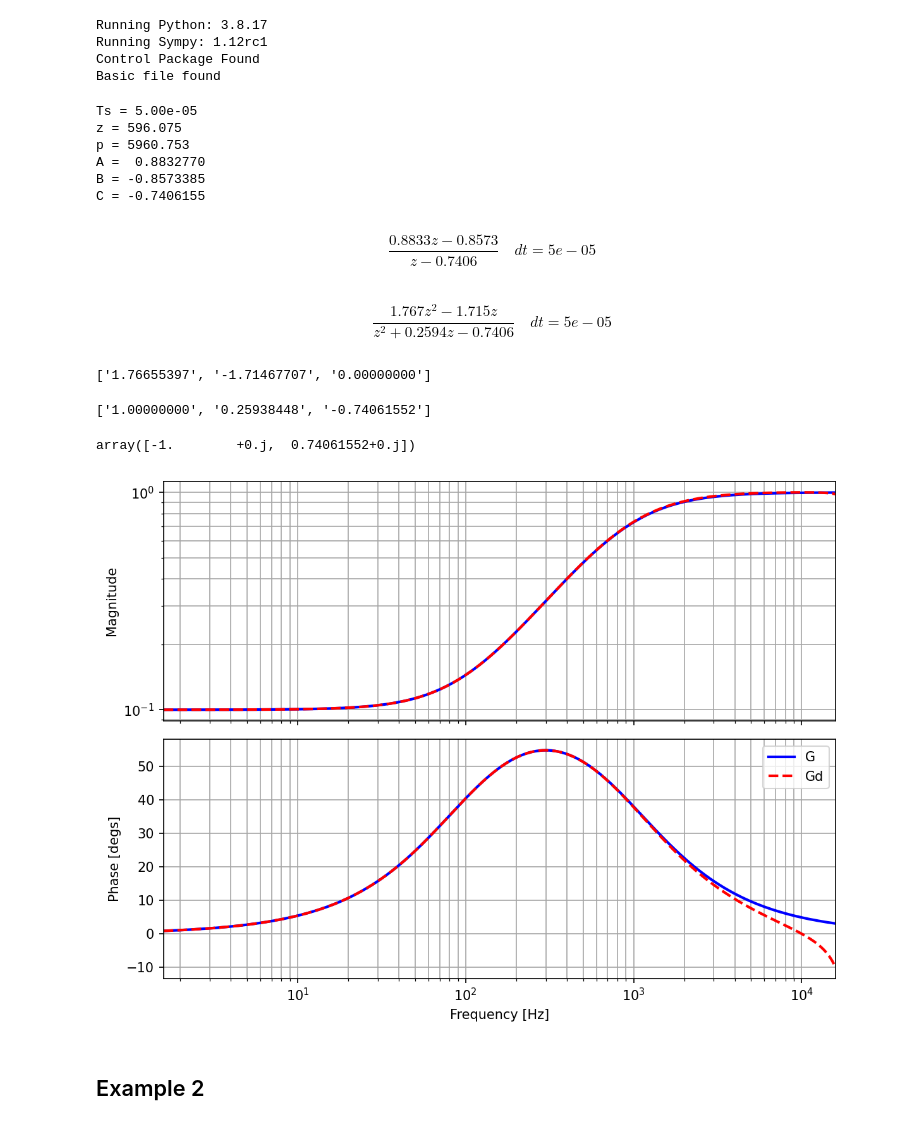
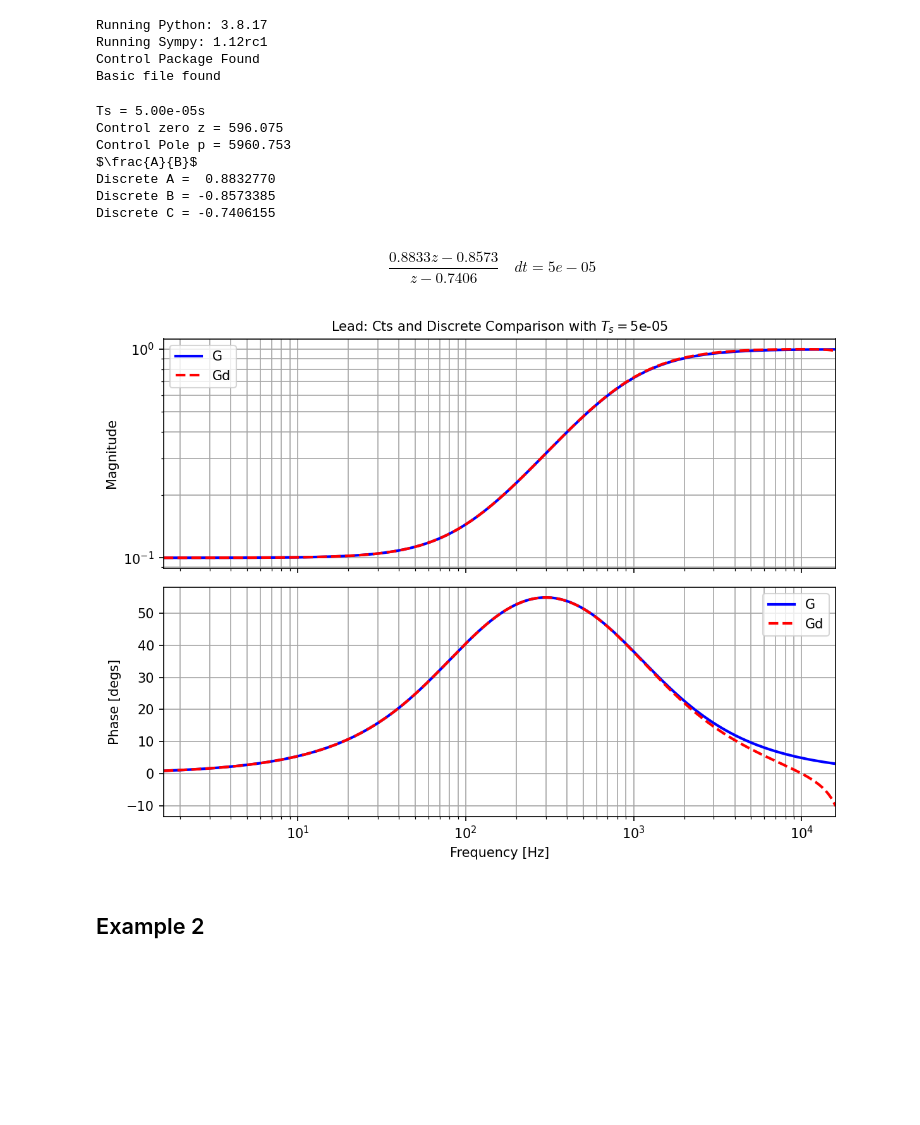
Before and after one commit to mit-acl/16_06_Class, a Jupyter notebook: 16_06_T14_Discrete.ipynb, the cells around one changed output. Cells and saved outputs as stored; diff of their text form; code cells hidden in the pictures; blank space fills up the shorter version.

```diff
--- a/16_06_T14_Discrete.ipynb
+++ b/16_06_T14_Discrete.ipynb
@@ -34,70 +34,56 @@ Basic file found
 # %%
 # set a sampling time
 Ts = 50e-6
-print(f"{Ts = :.2e}")
+print(f"{Ts = :.2e}s")
 
-# design a controller
+# design a simple lead controller
 wc = 300*2*np.pi
 z = np.sqrt(wc**2/10)
 p = 10*z
+sysc = tf([1, z], [1, p])
 
-print(f"{z = :.3f}")
-print(f"{p = :.3f}")
+print(f"Control zero {z = :.3f}")
+print(f"Control Pole {p = :.3f}")
 
-sysc = tf([1, z], [1, p])
+# Convert to discrete time
 sysd =c2d(sysc, Ts, method='bilinear')
-
-print(f"A = {float(sysd.num[0][0][0]):>10.7f}")
-print(f"B = {float(sysd.num[0][0][1]):>10.7f}")
-print(f"C = {float(sysd.den[0][0][1]):>10.7f}")
+print(r"$(Az+B){z+C}$")
+print(f"Discrete A = {float(sysd.num[0][0][0]):>10.7f}")
+print(f"Discrete B = {float(sysd.num[0][0][1]):>10.7f}")
+print(f"Discrete C = {float(sysd.den[0][0][1]):>10.7f}")
 sysd
 # %% [output]
-Ts = 5.00e-05
-z = 596.075
-p = 5960.753
-A =  0.8832770
-B = -0.8573385
-C = -0.7406155
+Ts = 5.00e-05s
+Control zero z = 596.075
+Control Pole p = 5960.753
+$\frac{A}{B}$
+Discrete A =  0.8832770
+Discrete B = -0.8573385
+Discrete C = -0.7406155
 $$\frac{0.8833 z - 0.8573}{z - 0.7406}\quad dt = 5e-05$$
-# %%
-sysdn = sysd*tf([2,0],[1,1],Ts)
-sysdn
-# %% [output]
-$$\frac{1.767 z^2 - 1.715 z}{z^2 + 0.2594 z - 0.7406}\quad dt = 5e-05$$
-# %%
-[f"{sysdn.num[0][0][kk]:10.8f}" for kk in range(3)]
-# %% [output]
-['1.76655397', '-1.71467707', '0.00000000']
-# %%
-[f"{sysdn.den[0][0][kk]:10.8f}" for kk in range(3)]
-# %% [output]
-['1.00000000', '0.25938448', '-0.74061552']
-# %%
-sysdn.poles()
-# %% [output]
-array([-1.        +0.j,  0.74061552+0.j])
 # %%
 w = np.sort(np.append(logspace(1,5,2000),wc))
 
 [Gm,Gp,Gw] = bode(sysc,w,plot=False)
 [Gmd,Gpd,Gwd] = bode(sysd,w,plot=False)
 
 fig, ax = plt.subplots(2,1,figsize=(8, 6),dpi=150,sharex = True)
 ax[0].loglog(Gw/2/np.pi,Gm,'b-',label='G')
 ax[0].loglog(Gwd/2/np.pi,Gmd,'r--',label='Gd')
 ax[1].semilogx(Gw/2/np.pi,pshift(Gp)*r2d,'b-',label='G')
 ax[1].semilogx(Gwd/2/np.pi,pshift(Gpd)*r2d,'r--',label='Gd')
-ax[1].legend()
 ax[1].set_xlim([min(w/2/np.pi),max(w/2/np.pi)])
 ax[1].set_xlabel("Frequency [Hz]")
 ax[1].set_ylabel("Phase [degs]")
 ax[0].set_ylabel("Magnitude")
 ax[0].grid(True, which="both", ls="-",color='0.65')
 ax[1].grid(True, which="both", ls="-",color='0.65')
-plt.legend()
+ax[0].set_title("Lead: Cts and Discrete Comparison with $T_s=$"+str(Ts))
+ax[0].legend()
+ax[1].legend()
 plt.show()
 # %% [output]
-[figure, old version]
+[figure, new version]
 # %% [markdown]
 ## Example 2
 # %%
```
